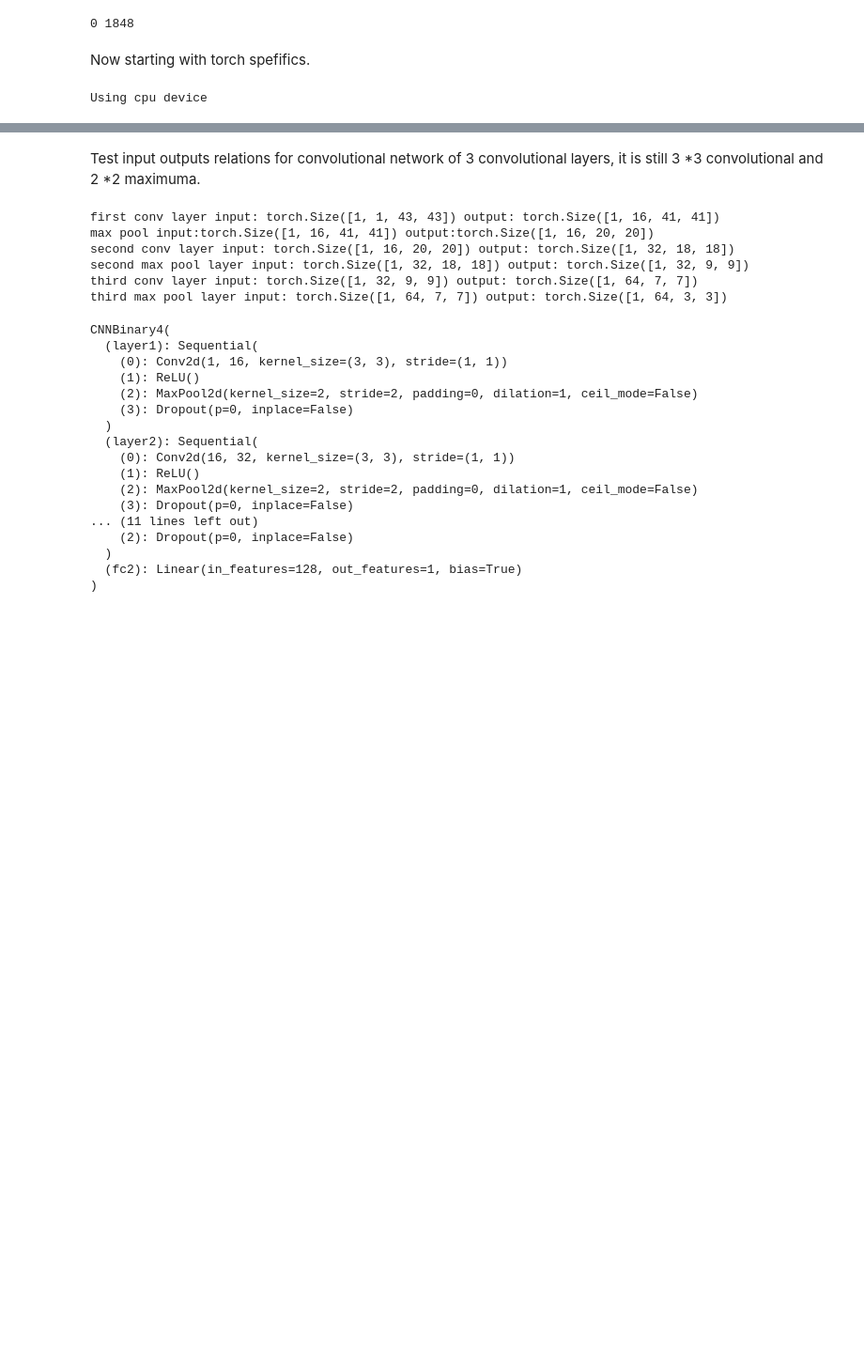
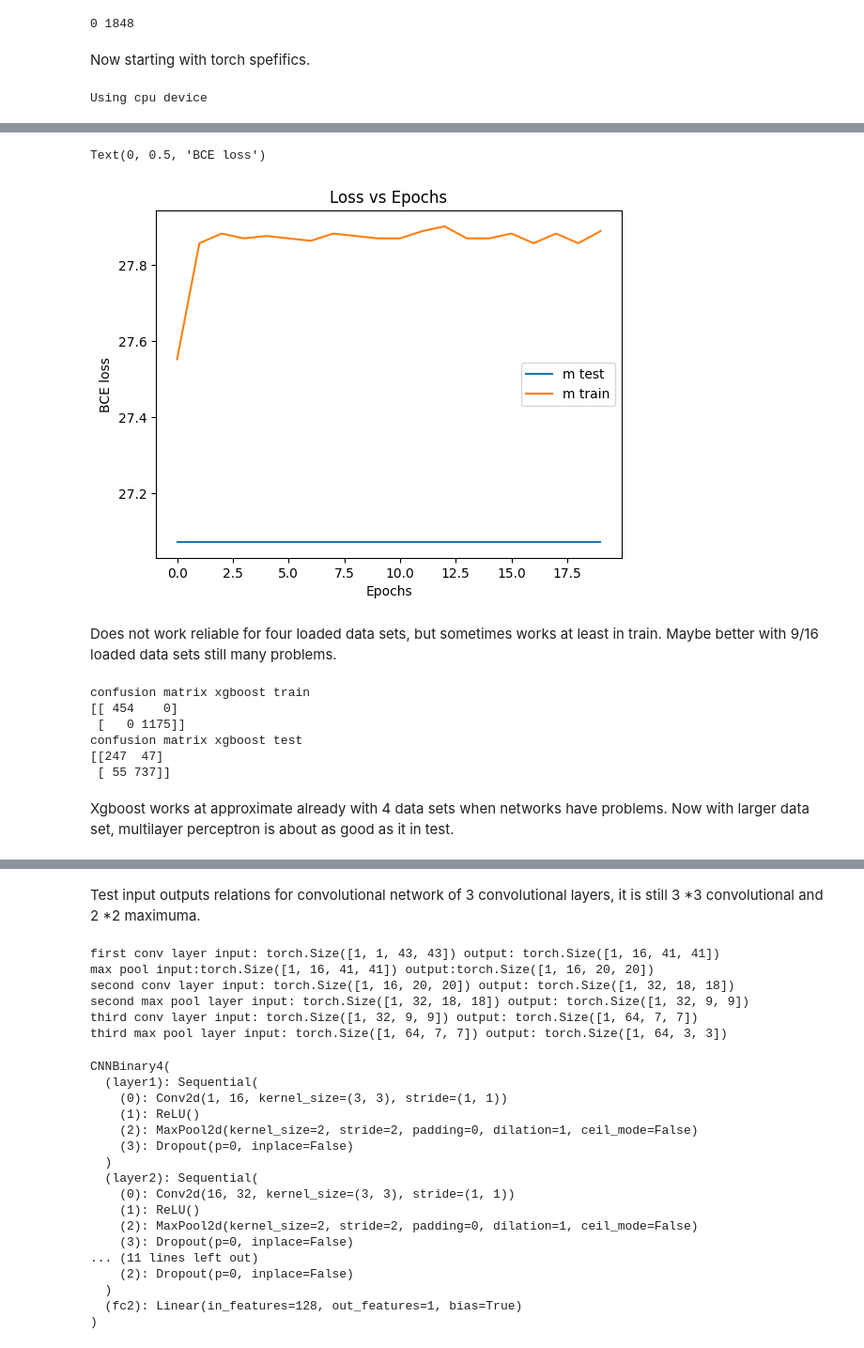
Before and after one commit to tkfritz/astro_images, a Jupyter notebook: galaxy_type_fit1.ipynb, the cells around one changed output, grey strips where cells are left out. Shown at 94% size. Drawn from its saved outputs; the diff is of its cells as text; code cells hidden in the pictures; blank space fills up the shorter version.

Commit message:
More fit trials with neural networks, perceptron works sometimes, convolutional never, also not star galaxy

```diff
--- a/galaxy_type_fit1.ipynb
+++ b/galaxy_type_fit1.ipynb
@@ -69,13 +93,13 @@ def comb_nump_4d(input_list):
 # %% [markdown]
 Combining the images.
 # %%
-cutout_lists=[cutouts1,cutouts2,cutouts3,cutouts4]
+cutout_lists=[cutouts1,cutouts2,cutouts3,cutouts4,cutouts5,cutouts6,cutouts7,cutouts8,cutouts9,cutouts10,cutouts11,cutouts12,cutouts13,cutouts14,cutouts15,cutouts16]
 cutouts=comb_nump_4d(cutout_lists)
 # %% [markdown]
 Now combining the data frames with the classfications and more meta data.
 # %%
-df=pd.concat([df1,df2,df3,df4],ignore_index=True)
-print(df1.head(),df.head(),df4.tail(),df.tail())
+df=pd.concat([df1,df2,df3,df4,df5,df6,df7,df8,df9,df10,df11,df12,df13,df14,df15,df16],ignore_index=True)
+print(df1.head(),df.head(),df16.tail(),df.tail())
 # %% [output]
    Unnamed: 0  index                objid         ra       dec  psfMag_u  \
 0           0      1  1237663237128388701  50.130513 -1.228488  22.01211
@@ -240,10 +238,0 @@ NUM_FEATURES = 1849
-# %%
-model0 =BinaryClassification4(NUM_FEATURES)
-model0.to(device)
-print(model0)
-criterion = nn.BCELoss()
-optimizer = optim.Adam(model0.parameters(), lr=LEARNING_RATE)
-#in loss_stats the statistic is collected
-loss_stats = {
-    'train': [], 'test': []
-}
@@ -402,0 +327,5 @@ Logistic works less good as xgboost but still better than neural networks.
+# %%
+loss_stats_m = {
+    'train': [], 'test': []
+}
+torch_fit(model0,train_loader,test_loader,20,32,0.1,loss_stats_m)
@@ -402,0 +388,13 @@ Logistic works less good as xgboost but still better than neural networks.
+# %%
+plt.plot(loss_stats_m['test'],label='m test')
+plt.plot(loss_stats_m['train'],label='m train')
+plt.legend(loc="best")
+plt.title('Loss vs Epochs')
+plt.xlabel('Epochs')
+plt.ylabel('BCE loss')
+# %% [output]
+Text(0, 0.5, 'BCE loss')
+[figure, added]
+# %% [markdown]
+Does not work reliable for four loaded data sets, but sometimes works at least in train.
+Maybe better with 9/16 loaded data sets still many problems.
@@ -402,0 +403,20 @@ Logistic works less good as xgboost but still better than neural networks.
+# %%
+train_pred=xc1.predict(feature_train)
+test_pred=xc1.predict(feature_test)
+train_pred_prob=xc1.predict_proba(feature_train)
+test_pred_prob=xc1.predict_proba(feature_test)
+conf_train = confusion_matrix(target_train, train_pred)
+conf_test = confusion_matrix(target_test, test_pred)
+print("confusion matrix xgboost train")
+print(conf_train)
+print("confusion matrix xgboost test")
+print(conf_test)
+# %% [output]
+confusion matrix xgboost train
+[[ 454    0]
+ [   0 1175]]
+confusion matrix xgboost test
+[[247  47]
+ [ 55 737]]
+# %% [markdown]
+Xgboost works at approximate already with 4 data sets when networks have problems. Now with larger data set, multilayer perceptron is about as good as it in test.
```
Also changed, not shown: parts of 58 cells of this notebook.
